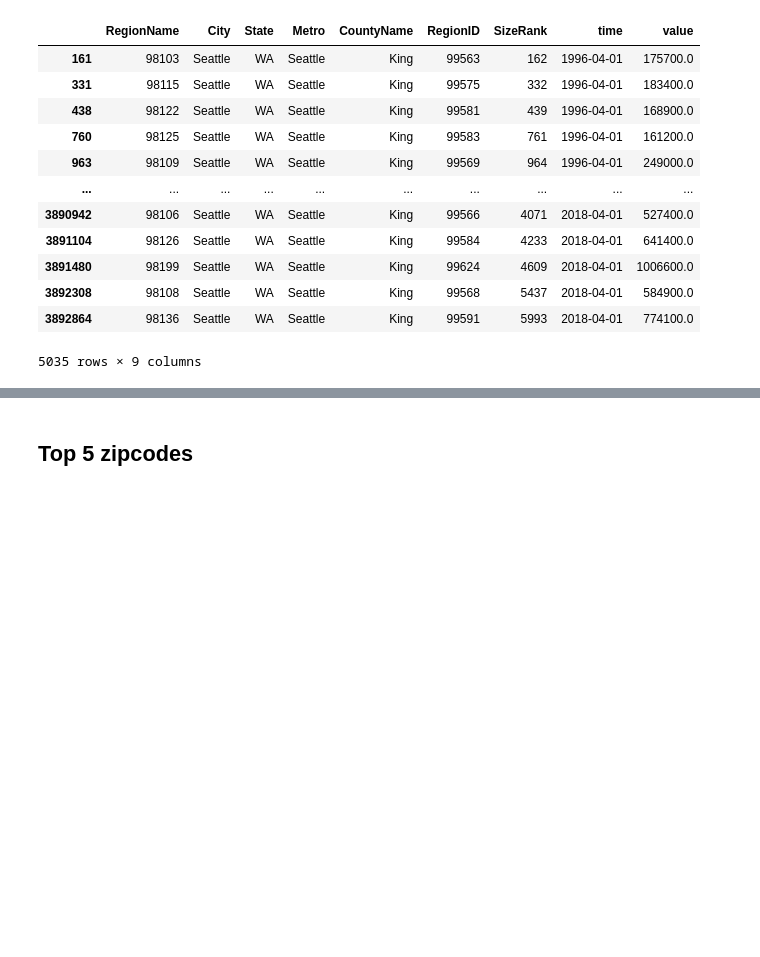
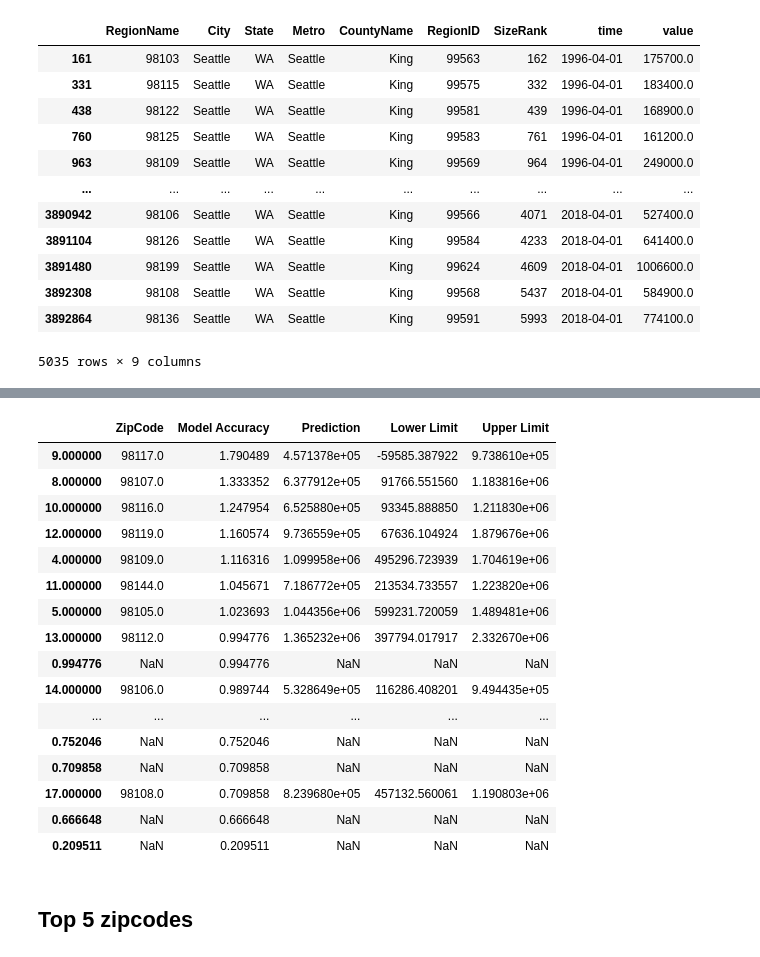
Before and after one commit to Grimmethy/Flatironmod4, a Jupyter notebook: time-series/Final.ipynb, the cells around one changed output, grey strips where cells are left out. Saved outputs shown, nothing was run; the diff lists cells and outputs as text; code cells hidden in the pictures; blank space fills up the shorter version.

Commit message:
added metrics

```diff
--- a/time-series/Final.ipynb
+++ b/time-series/Final.ipynb
@@ -599,6 +599,7 @@ df_seattle
 
 def zipSplit(df):
     unique_zip = df.RegionName.unique()
+    acc = []
     for code in unique_zip:
         df_temp = df_main[df_main["RegionName"] == code]
         print(code)
@@ -630,6 +631,13 @@ def zipSplit(df):
         lower_series2 = pd.Series(conf2[:, 0]+ df_temp['value'].iloc[-1] - valid.iloc[0], index=test_temp)
         upper_series2 = pd.Series(conf2[:, 1]+ df_temp['value'].iloc[-1] - valid.iloc[0], index=test_temp)
 
+        acc_func = abs(valid.iloc[-1] / fc_series1.iloc[-1])
+        print('Model Accuracy: ' + str(acc_func))
+        acc.append([code, acc_func, fc_series1.iloc[-1], lower_series1.iloc[-1], upper_series1.iloc[-1]])
+        print('Model Prediction ' + str(fc_series1.iloc[-1]))
+        print('Model Lower Limit ' + str(lower_series1.iloc[-1]))
+        print('Model Upper Limit ' + str(upper_series1.iloc[-1]))
+
         # Plot
         plt.figure(figsize=(9, 3))
         plt.plot(train, label='training')
@@ -643,4 +651,6 @@ def zipSplit(df):
         plt.title(f'SARIMA {params_temp["order"]}x{params_temp["seasonal_order"]} ' + str(code))
         plt.legend(loc='upper left', fontsize=8)
         plt.show()
-    return print("Done")
+    accuracy = pd.DataFrame(acc)
+    accuracy.columns = ["ZipCode", "Model Accuracy", "Prediction", "Lower Limit", "Upper Limit"]
+    return accuracy
@@ -780,0 +657,2 @@ Done
+# %%
+accuracy = zipSplit(df_seattle)
@@ -781,3 +769,26 @@ Done
+# %%
+## Here is the accuracy and prediction metrics for the model. Abs() didn't work as intended so the closer to 1, the more
+## accurate the model.
+accuracy = accuracy.sort_values(by='Model Accuracy', ascending=False)
+accuracy
+# %% [output]
+|  | ZipCode | Model Accuracy | Prediction | Lower Limit | Upper Limit |
+| 9.000000 | 98117.0 | 1.790489 | 4.571378e+05 | -59585.387922 | 9.738610e+05 |
+| 8.000000 | 98107.0 | 1.333352 | 6.377912e+05 | 91766.551560 | 1.183816e+06 |
+| 10.000000 | 98116.0 | 1.247954 | 6.525880e+05 | 93345.888850 | 1.211830e+06 |
+| 12.000000 | 98119.0 | 1.160574 | 9.736559e+05 | 67636.104924 | 1.879676e+06 |
+| 4.000000 | 98109.0 | 1.116316 | 1.099958e+06 | 495296.723939 | 1.704619e+06 |
+| 11.000000 | 98144.0 | 1.045671 | 7.186772e+05 | 213534.733557 | 1.223820e+06 |
+| 5.000000 | 98105.0 | 1.023693 | 1.044356e+06 | 599231.720059 | 1.489481e+06 |
+| 13.000000 | 98112.0 | 0.994776 | 1.365232e+06 | 397794.017917 | 2.332670e+06 |
+| 0.994776 | NaN | 0.994776 | NaN | NaN | NaN |
+| 14.000000 | 98106.0 | 0.989744 | 5.328649e+05 | 116286.408201 | 9.494435e+05 |
+| ... | ... | ... | ... | ... | ... |
+| 0.752046 | NaN | 0.752046 | NaN | NaN | NaN |
+| 0.709858 | NaN | 0.709858 | NaN | NaN | NaN |
+| 17.000000 | 98108.0 | 0.709858 | 8.239680e+05 | 457132.560061 | 1.190803e+06 |
+| 0.666648 | NaN | 0.666648 | NaN | NaN | NaN |
+| 0.209511 | NaN | 0.209511 | NaN | NaN | NaN |
 # %% [markdown]
 ## Top 5 zipcodes
 # %%
```
Also changed, not shown: parts of 13 cells of this notebook.
